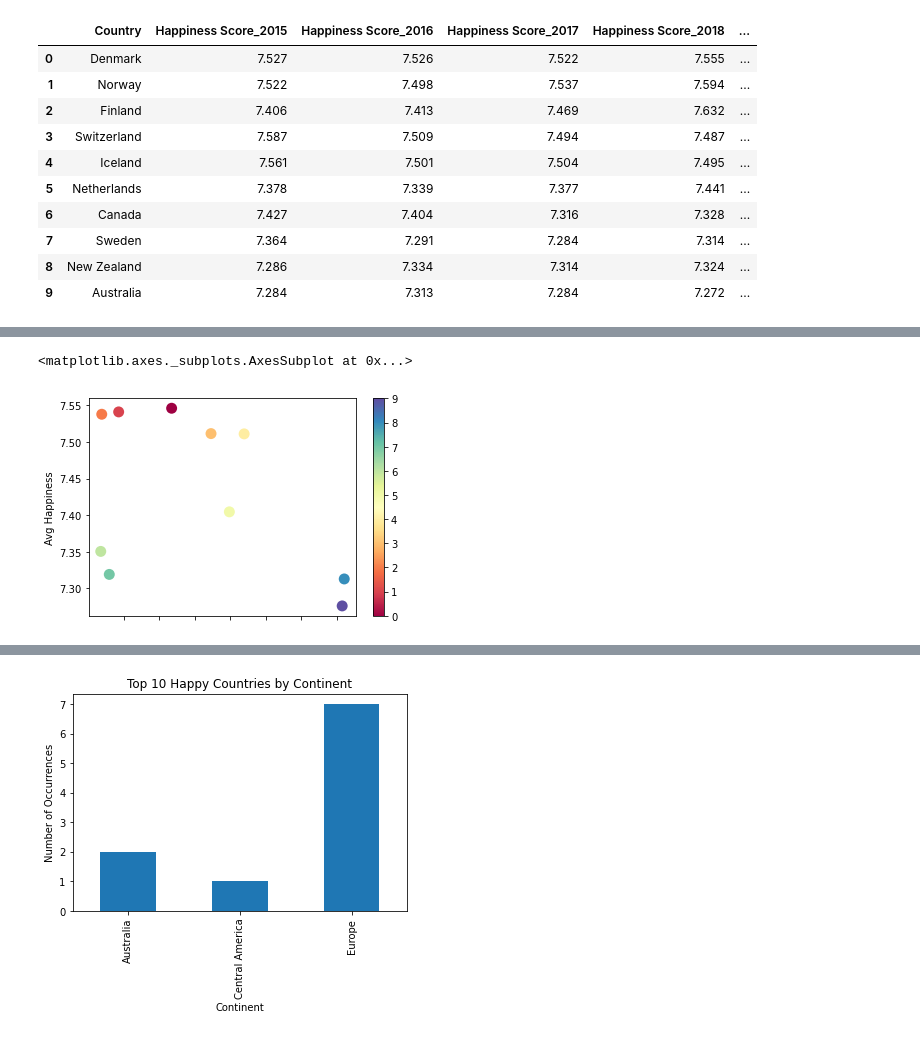
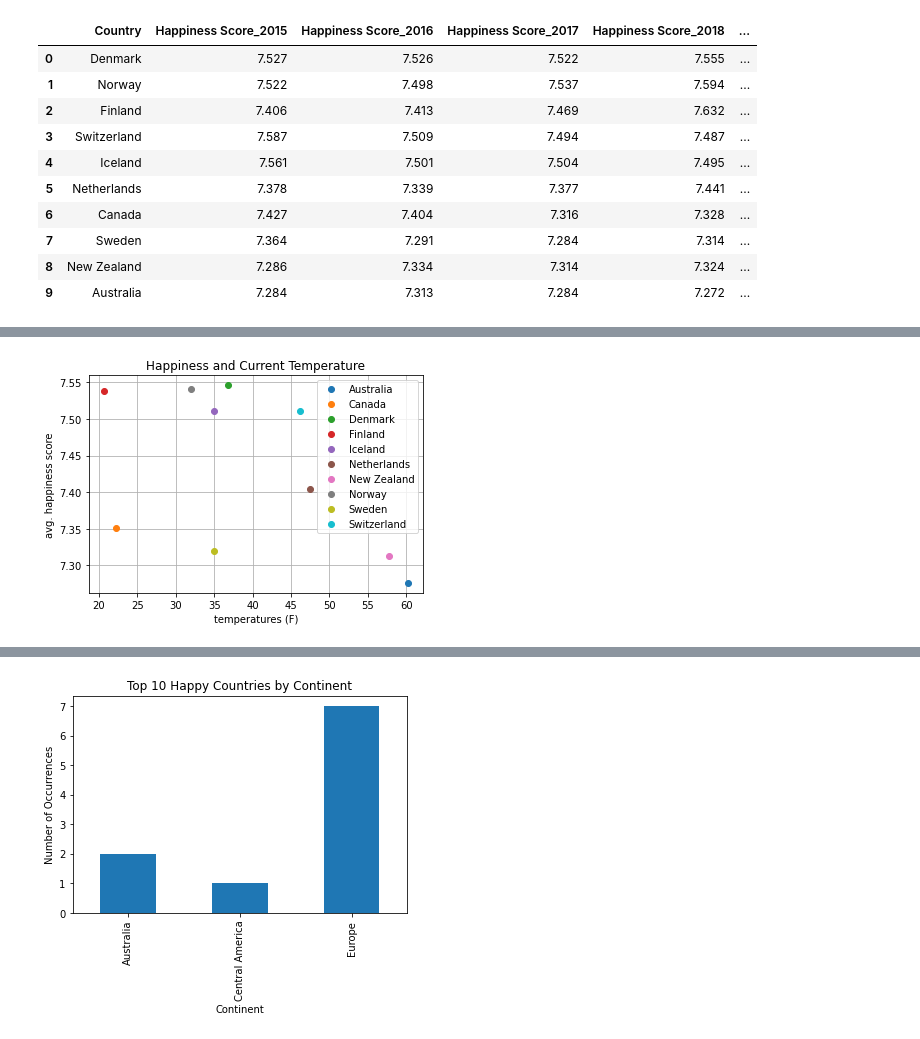
Before and after one commit to reginesgit/Factors-Contributing-to-a-Countrys-Happiness, a Jupyter notebook: Weather/Weather_Report.ipynb, the cells around one changed output, grey strips where cells are left out. Saved outputs shown, nothing was run; the diff lists cells and outputs as text; code cells hidden in the pictures.

Commit message:
Updated Weather Report

```diff
--- a/Weather/Weather_Report.ipynb
+++ b/Weather/Weather_Report.ipynb
@@ -71,37 +71,21 @@ plt.savefig("../Images/HapVStempWorld.png")
-# %%
-cmap = cm.get_cmap('Spectral')
-cities_weather_df.plot('Temp', 'Avg Happiness', kind='scatter', s=120, linewidth=0,
-        c=range(len(cities_weather_df)), colormap=cmap)
-
-# fig, ax = plt.subplots()
-# cities_weather_df.plot('Temp', 'Avg Happiness', kind='scatter', ax=ax)
-
-# for k, v in cities_weather_df.iterrows():
-#     ax.annotate(k, v)
-
-# zx = cities_weather_df["Country"]
-# yx = cities_weather_df["Avg Happiness"]
-# xx = cities_weather_df["Temp"]
-
-# df = pd.DataFrame({'x':xx, 'y':yx}, index=zx)
-
-# # plot the points
-# plt.scatter(xx, yx, marker="o")
-
-# # zip joins x and y coordinates in pairs
-# for x,y in zip(xx,yx):
-
-#     label = f"({x },{y})"
-
-#     plt.annotate(label, # this is the text
-#                  (x,y), # this is the point to label
-#                  textcoords="offset points", # how to position the text
-#                  xytext=(0,10), # distance from text to points (x,y)
-#                  ha='center') # horizontal alignment can be left, right or center
-
-# ax = cities_weather_df.plot.scatter(xx, yx, alpha=0.5)
-# %% [output]
-<matplotlib.axes._subplots.AxesSubplot at 0x...>
-[figure, removed]
+# %%
+labels = cities_weather_df["Country"].tolist()
+temps = cities_weather_df["Temp"].tolist()
+avg_happiness = cities_weather_df["Avg Happiness"].tolist()
+
+data = pd.DataFrame({"X Value": temps,"Y Value": avg_happiness, "Country": labels})
+groups = data.groupby("Country")
+for name, group in groups:
+    plt.plot(group["X Value"], group["Y Value"], marker="o", linestyle="", label=name)
+plt.legend()
+plt.title('Happiness and Current Temperature')
+plt.xlabel('temperatures (F)')
+plt.ylabel('avg. happiness score')
+plt.grid(True)
+plt.savefig("../Images/HapVStempWorld.png")
+
+# Source: https://www.kite.com/python/answers/how-to-color-a-scatter-plot-by-category-using-matplotlib-in-python
+# %% [output]
+[figure, added]
 # %%
 plt.scatter(cities_weather_df["Cloudiness"], cities_weather_df["Avg Happiness"], marker="o")
```
Also changed, not shown: parts of 4 cells of this notebook, 10 other files.
